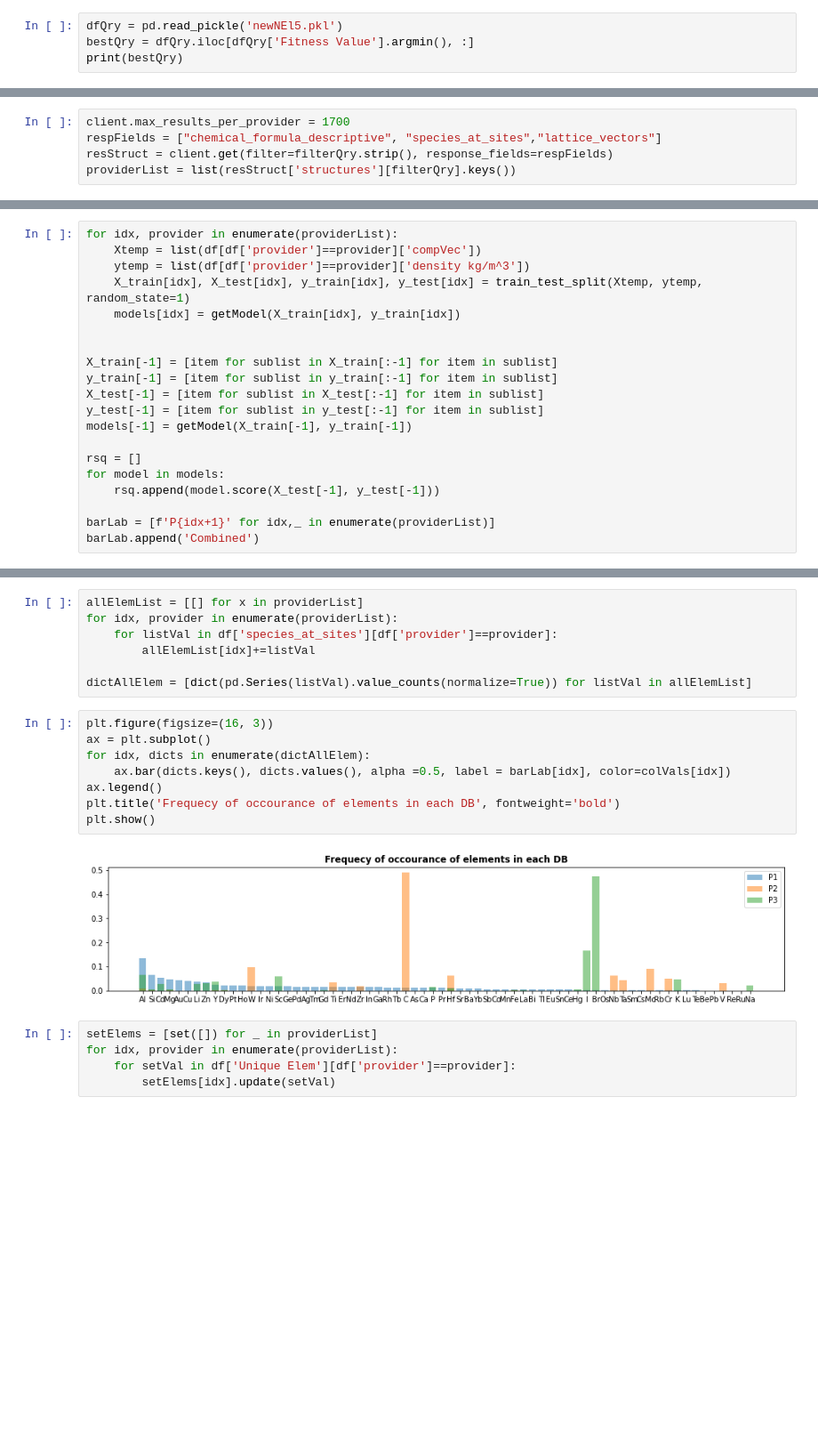
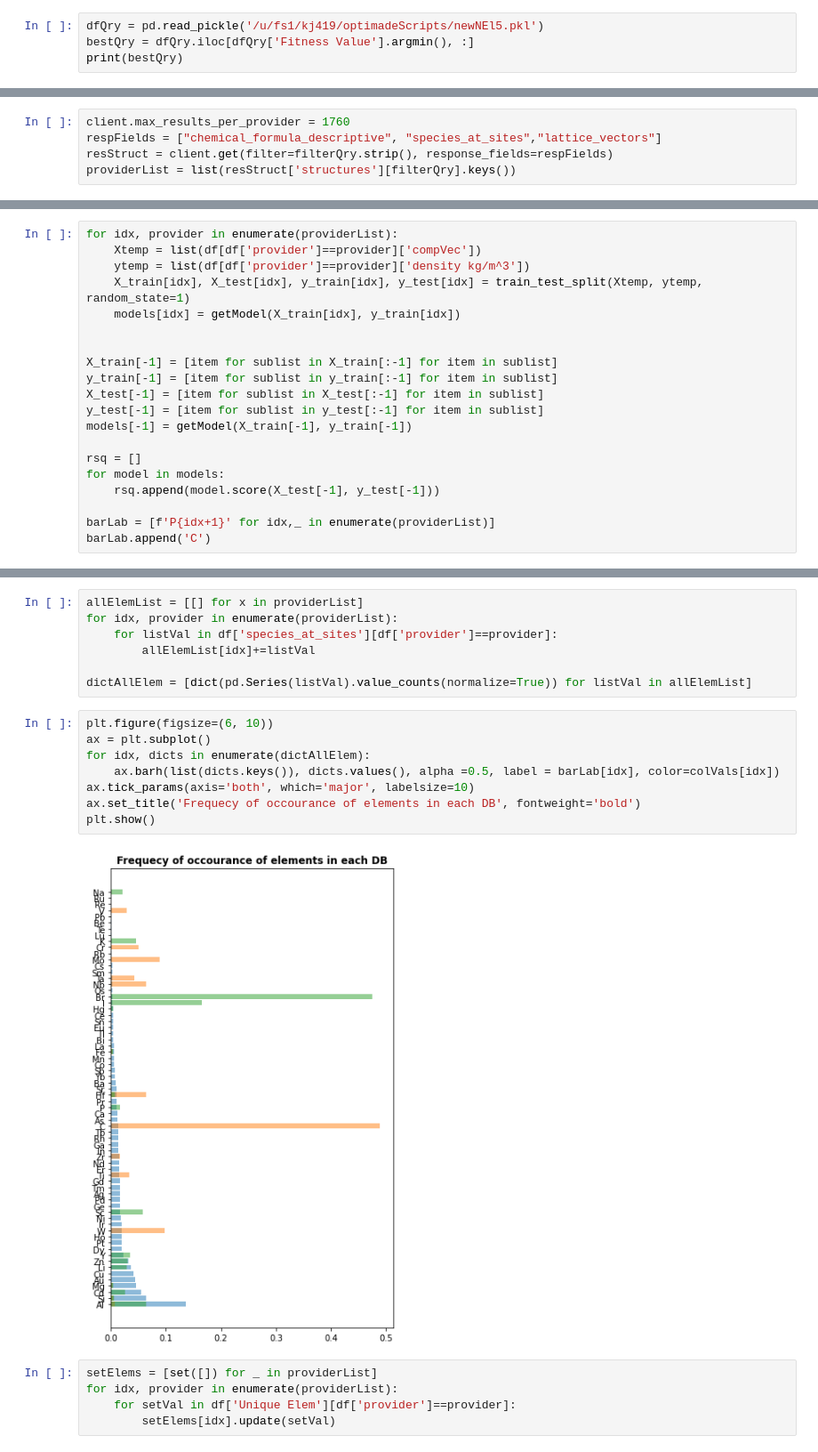
Before and after one commit to Materials-Consortia/optimade-paper-example-applications, a Jupyter notebook: src/high_entropy_alloys_ml/countOptimizerAndMLscript/denityCalcAndLearn.ipynb, the cells around one changed output, grey strips where cells are left out. Shown at 89% size. Cells and saved outputs as stored; diff of their text form; blank space fills up the shorter version.

```diff
--- a/src/high_entropy_alloys_ml/countOptimizerAndMLscript/denityCalcAndLearn.ipynb
+++ b/src/high_entropy_alloys_ml/countOptimizerAndMLscript/denityCalcAndLearn.ipynb
@@ -9,7 +9,7 @@ from collections import Counter
 # %% [markdown]
 `newNEl5.pkl` has the logs of the query optimizer code. We pick the entry with the best fitness value (i.e lowest std(count)/mean(count))
 # %%
-dfQry = pd.read_pickle('newNEl5.pkl')
+dfQry = pd.read_pickle('/u/fs1/kj419/optimadeScripts/newNEl5.pkl')
 bestQry = dfQry.iloc[dfQry['Fitness Value'].argmin(), :]
 print(bestQry)
 # %% [output]
@@ -44,7 +46,7 @@ Detected a running event loop (e.g., Jupyter, pytest). Running in synchronous mo
 # %% [markdown]
 We can query the databases for a maximum of 2200 entries to get all the relevant entries. However, there is as issue with NOMAD when querying more than 1760 entries with this filter. Also, OQMD sometimes times out during the `get` operation. Hence we limit the max resutls to 1700 until the DB issues are resolved.
 # %%
-client.max_results_per_provider = 1700
+client.max_results_per_provider = 1760
 respFields = ["chemical_formula_descriptive", "species_at_sites","lattice_vectors"]
 resStruct = client.get(filter=filterQry.strip(), response_fields=respFields)
 providerList = list(resStruct['structures'][filterQry].keys())
@@ -155,4 +156,4 @@ for model in models:
     rsq.append(model.score(X_test[-1], y_test[-1]))
 
 barLab = [f'P{idx+1}' for idx,_ in enumerate(providerList)]
-barLab.append('Combined')
+barLab.append('C')
@@ -184,15 +167,15 @@ for idx, provider in enumerate(providerList):
 
 dictAllElem = [dict(pd.Series(listVal).value_counts(normalize=True)) for listVal in allElemList]
 # %%
-plt.figure(figsize=(16, 3))
+plt.figure(figsize=(6, 10))
 ax = plt.subplot()
 for idx, dicts in enumerate(dictAllElem):
-    ax.bar(dicts.keys(), dicts.values(), alpha =0.5, label = barLab[idx], color=colVals[idx])
-ax.legend()
-plt.title('Frequecy of occourance of elements in each DB', fontweight='bold')
+    ax.barh(list(dicts.keys()), dicts.values(), alpha =0.5, label = barLab[idx], color=colVals[idx])
+ax.tick_params(axis='both', which='major', labelsize=10)
+ax.set_title('Frequecy of occourance of elements in each DB', fontweight='bold')
 plt.show()
 # %% [output]
-[figure, old version]
+[figure, new version]
 # %%
 setElems = [set([]) for _ in providerList]
 for idx, provider in enumerate(providerList):
```
Also changed, not shown: parts of 13 cells of this notebook, 8 other files.
